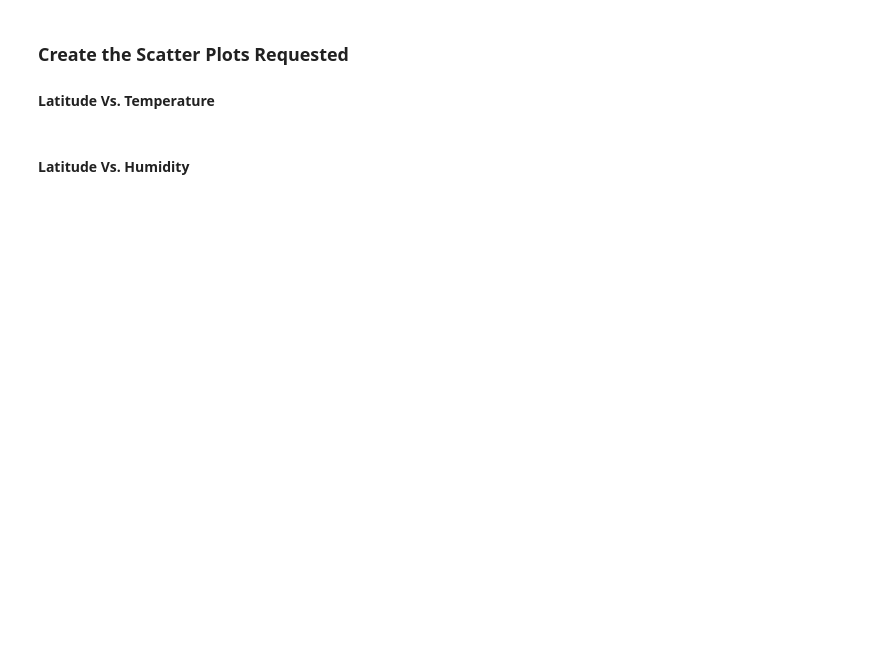
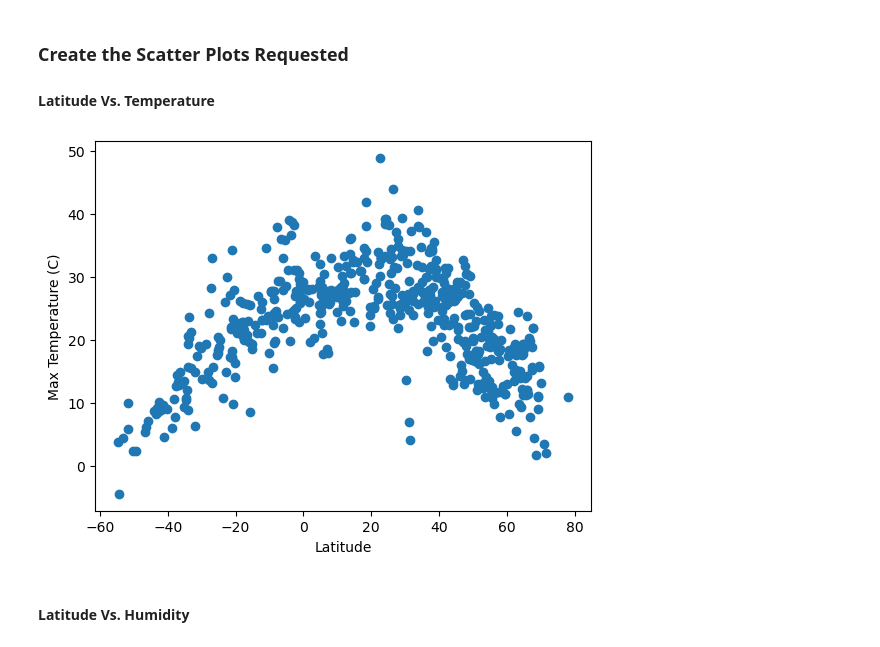
Before and after one commit to jackieoc/python-api-challenge, a Jupyter notebook: WeatherPy/WeatherPy.ipynb, the cells around one changed output. Cells and saved outputs as stored; diff of their text form; code cells hidden in the pictures; blank space fills up the shorter version.

```diff
--- a/WeatherPy/WeatherPy.ipynb
+++ b/WeatherPy/WeatherPy.ipynb
@@ -189,17 +189,22 @@ city_data_df.head()
 #### Latitude Vs. Temperature
 # %%
 # Build scatter plot for latitude vs. temperature
-plt.scatter(
-    )
+x_values= city_data_df["Lat"]
+y_values = city_data_df["Max Temp"]
+plt.scatter(x_values, y_values)
+
 
 # Incorporate the other graph properties
-# YOUR CODE HERE
+plt.xlabel('Latitude')
+plt.ylabel('Max Temperature (C)')
 
 # Save the figure
 plt.savefig("output_data/Fig1.png")
 
 # Show plot
 plt.show()
+# %% [output]
+[figure, added]
 # %% [markdown]
 #### Latitude Vs. Humidity
 # %%
```
Also changed, not shown: parts of 36 cells of this notebook, 5 other files.
